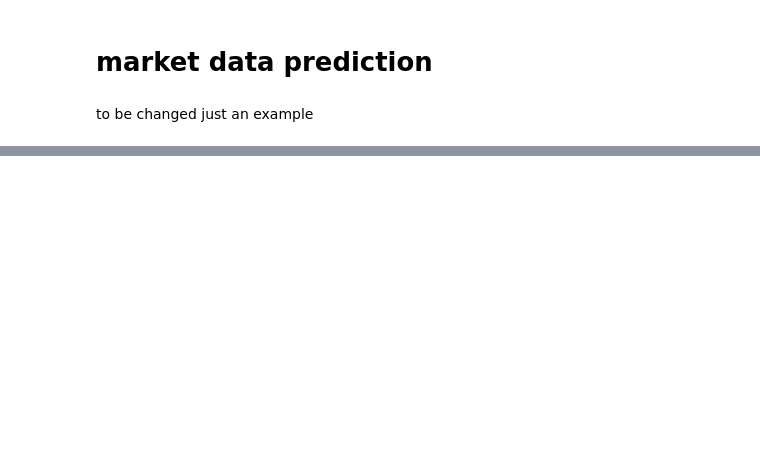
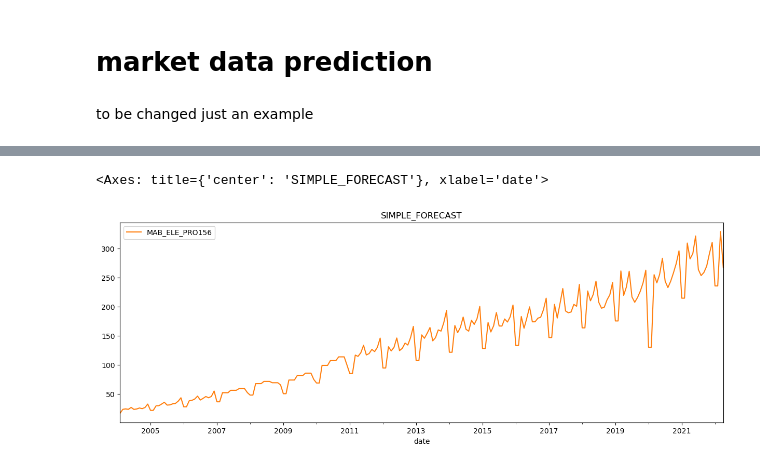
Before and after one commit to philippedut/BC_DA_Siemens, a Jupyter notebook: Notebooks/Market_data_prediction.ipynb, the cells around one changed output, grey strips where cells are left out. Cells and saved outputs as stored; diff of their text form; code cells hidden in the pictures; blank space fills up the shorter version.

Commit message:
daan_simple_forecast_try

```diff
--- a/Notebooks/Market_data_prediction.ipynb
+++ b/Notebooks/Market_data_prediction.ipynb
@@ -402,0 +407,8 @@ extended_df.tail(15)
+# %%
+import xgboost as xgb
+color_pal = sns.color_palette()
+df.index = pd.to_datetime(df.date)
+# %%
+print(final_features)
+final_features.remove('Sales_EUR')  # modifies final_features in place
+daan_final_features = final_features  # re-use the same list
@@ -402,0 +417,3 @@ extended_df.tail(15)
+# %%
+simple_forecast = df_market[["date"] + daan_final_features]
+simple_forecast.head()
@@ -402,0 +427,3 @@ extended_df.tail(15)
+# %%
+df = simple_forecast[['MAB_ELE_PRO156']+["date"]]
+df.head()
@@ -402,0 +437,5 @@ extended_df.tail(15)
+# %%
+df.plot(style='-', figsize=(15,5),color = color_pal[1], title= 'SIMPLE_FORECAST')
+# %% [output]
+<Axes: title={'center': 'SIMPLE_FORECAST'}, xlabel='date'>
+[figure, added]
```
Also changed, not shown: parts of 14 cells of this notebook, 2 other files.
